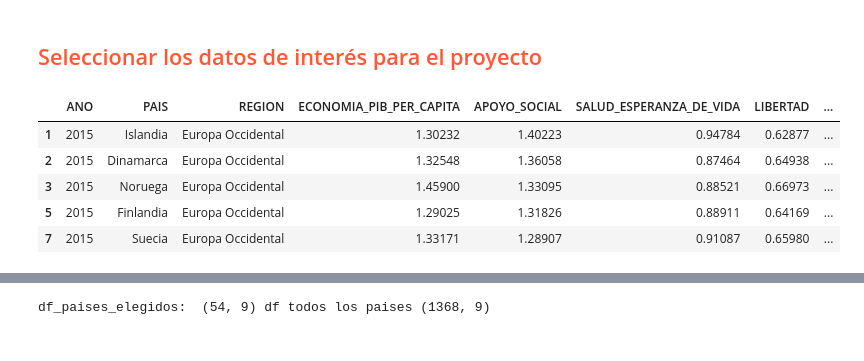
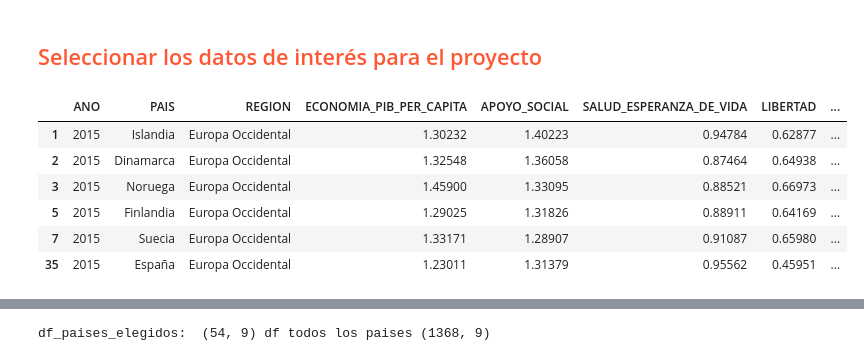
Before and after one commit to G6felicidad/Proyecto_Felicidad_Calidad_Vida, a Jupyter notebook: cuadernos/1.0-carga_datos.ipynb, the cells around one changed output, grey strips where cells are left out. Saved outputs shown, nothing was run; the diff lists cells and outputs as text; code cells hidden in the pictures.

```diff
--- a/cuadernos/carga_datos.ipynb
+++ b/cuadernos/1.0-carga_datos.ipynb
@@ -626,15 +626,16 @@ df_traduccido.head()
 # %%
 # selecionamos a los países que iremos trabajar en el proyecto
 paises_seleccionados = ['Dinamarca', 'Finlandia', 'Islandia', 'Noruega', 'Suecia', 'España']
 
 # Filtrar el DataFrame utilizando el método "isin" de Pandas
 df_paises_elegidos = df_traduccido[df_traduccido['PAIS'].isin(paises_seleccionados)]
 
-df_paises_elegidos.head()
+df_paises_elegidos.head(6)
 # %% [output]
 |  | ANO | PAIS | REGION | ECONOMIA_PIB_PER_CAPITA | APOYO_SOCIAL | SALUD_ESPERANZA_DE_VIDA | LIBERTAD | ... |
 | 1 | 2015 | Islandia | Europa Occidental | 1.30232 | 1.40223 | 0.94784 | 0.62877 | ... |
 | 2 | 2015 | Dinamarca | Europa Occidental | 1.32548 | 1.36058 | 0.87464 | 0.64938 | ... |
 | 3 | 2015 | Noruega | Europa Occidental | 1.45900 | 1.33095 | 0.88521 | 0.66973 | ... |
 | 5 | 2015 | Finlandia | Europa Occidental | 1.29025 | 1.31826 | 0.88911 | 0.64169 | ... |
 | 7 | 2015 | Suecia | Europa Occidental | 1.33171 | 1.28907 | 0.91087 | 0.65980 | ... |
+| 35 | 2015 | España | Europa Occidental | 1.23011 | 1.31379 | 0.95562 | 0.45951 | ... |
```
Also changed, not shown: parts of 2 cells of this notebook.
